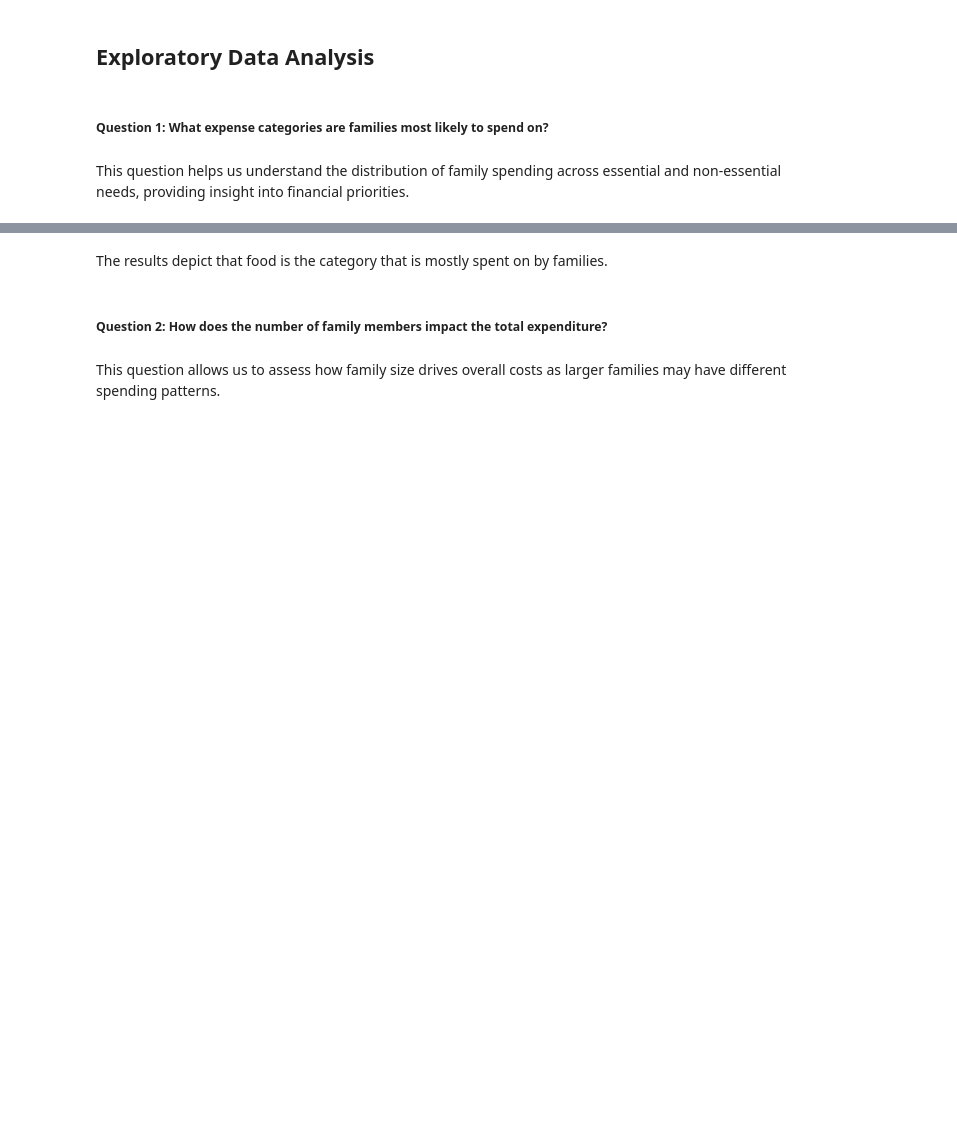
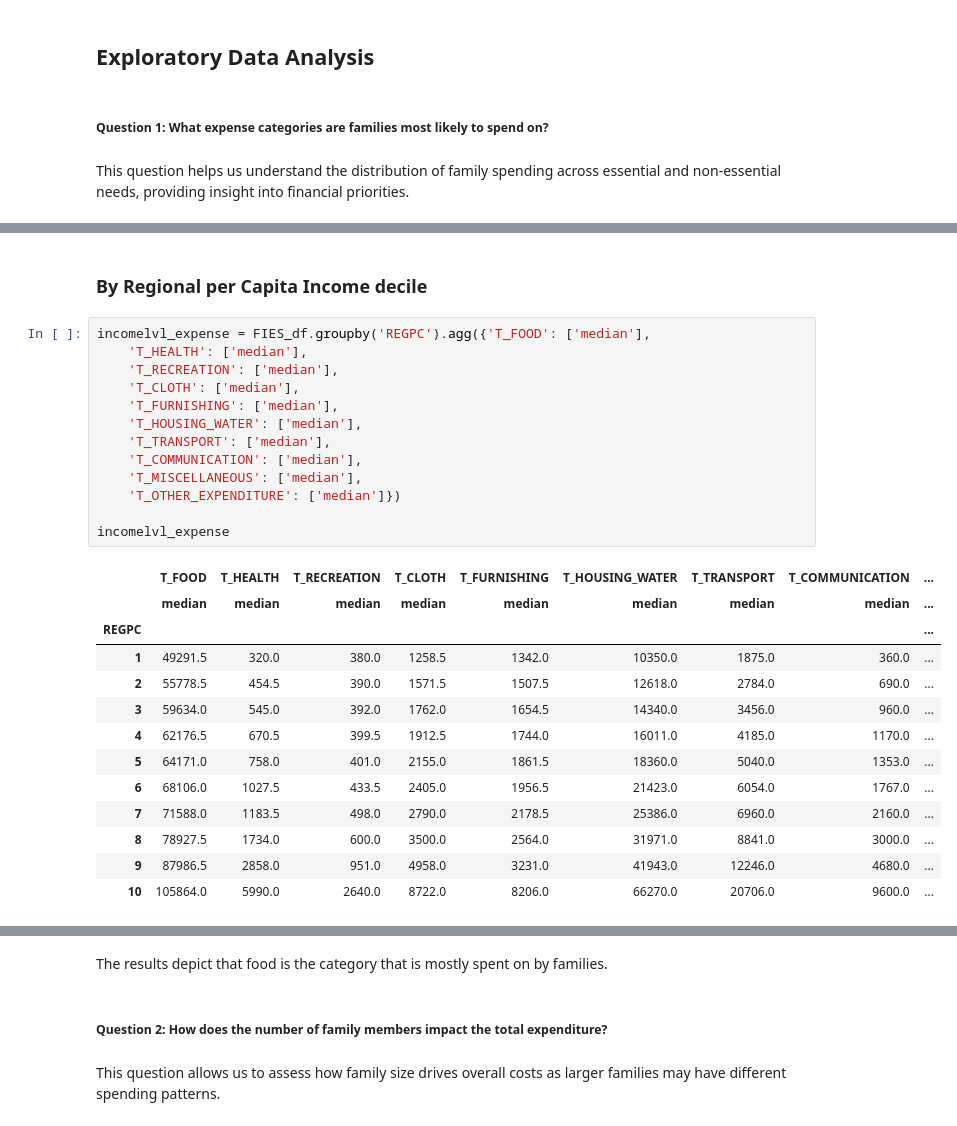
Before and after one commit to MichaelGelo/CSMODEL_Project, a Jupyter notebook: Group3_Phase1.ipynb, the cells around one changed output, grey strips where cells are left out. Cells and saved outputs as stored; diff of their text form; blank space fills up the shorter version.

```diff
--- a/Group3_Phase1.ipynb
+++ b/Group3_Phase1.ipynb
@@ -699 +701,30 @@ To answer this question, the variables of interest are:
+# %% [markdown]
+### By Regional per Capita Income decile
+# %%
+incomelvl_expense = FIES_df.groupby('REGPC').agg({'T_FOOD': ['median'],
+    'T_HEALTH': ['median'],
+    'T_RECREATION': ['median'],
+    'T_CLOTH': ['median'],
+    'T_FURNISHING': ['median'],
+    'T_HOUSING_WATER': ['median'],
+    'T_TRANSPORT': ['median'],
+    'T_COMMUNICATION': ['median'],
+    'T_MISCELLANEOUS': ['median'],
+    'T_OTHER_EXPENDITURE': ['median']})
+
+incomelvl_expense
+# %% [output]
+|  | T_FOOD | T_HEALTH | T_RECREATION | T_CLOTH | T_FURNISHING | T_HOUSING_WATER | T_TRANSPORT | T_COMMUNICATION | ... |
+|  | median | median | median | median | median | median | median | median | ... |
+| REGPC |  |  |  |  |  |  |  |  | ... |
+| 1 | 49291.5 | 320.0 | 380.0 | 1258.5 | 1342.0 | 10350.0 | 1875.0 | 360.0 | ... |
+| 2 | 55778.5 | 454.5 | 390.0 | 1571.5 | 1507.5 | 12618.0 | 2784.0 | 690.0 | ... |
+| 3 | 59634.0 | 545.0 | 392.0 | 1762.0 | 1654.5 | 14340.0 | 3456.0 | 960.0 | ... |
+| 4 | 62176.5 | 670.5 | 399.5 | 1912.5 | 1744.0 | 16011.0 | 4185.0 | 1170.0 | ... |
+| 5 | 64171.0 | 758.0 | 401.0 | 2155.0 | 1861.5 | 18360.0 | 5040.0 | 1353.0 | ... |
+| 6 | 68106.0 | 1027.5 | 433.5 | 2405.0 | 1956.5 | 21423.0 | 6054.0 | 1767.0 | ... |
+| 7 | 71588.0 | 1183.5 | 498.0 | 2790.0 | 2178.5 | 25386.0 | 6960.0 | 2160.0 | ... |
+| 8 | 78927.5 | 1734.0 | 600.0 | 3500.0 | 2564.0 | 31971.0 | 8841.0 | 3000.0 | ... |
+| 9 | 87986.5 | 2858.0 | 951.0 | 4958.0 | 3231.0 | 41943.0 | 12246.0 | 4680.0 | ... |
+| 10 | 105864.0 | 5990.0 | 2640.0 | 8722.0 | 8206.0 | 66270.0 | 20706.0 | 9600.0 | ... |
 # %%
```
Also changed, not shown: parts of 34 cells of this notebook.
